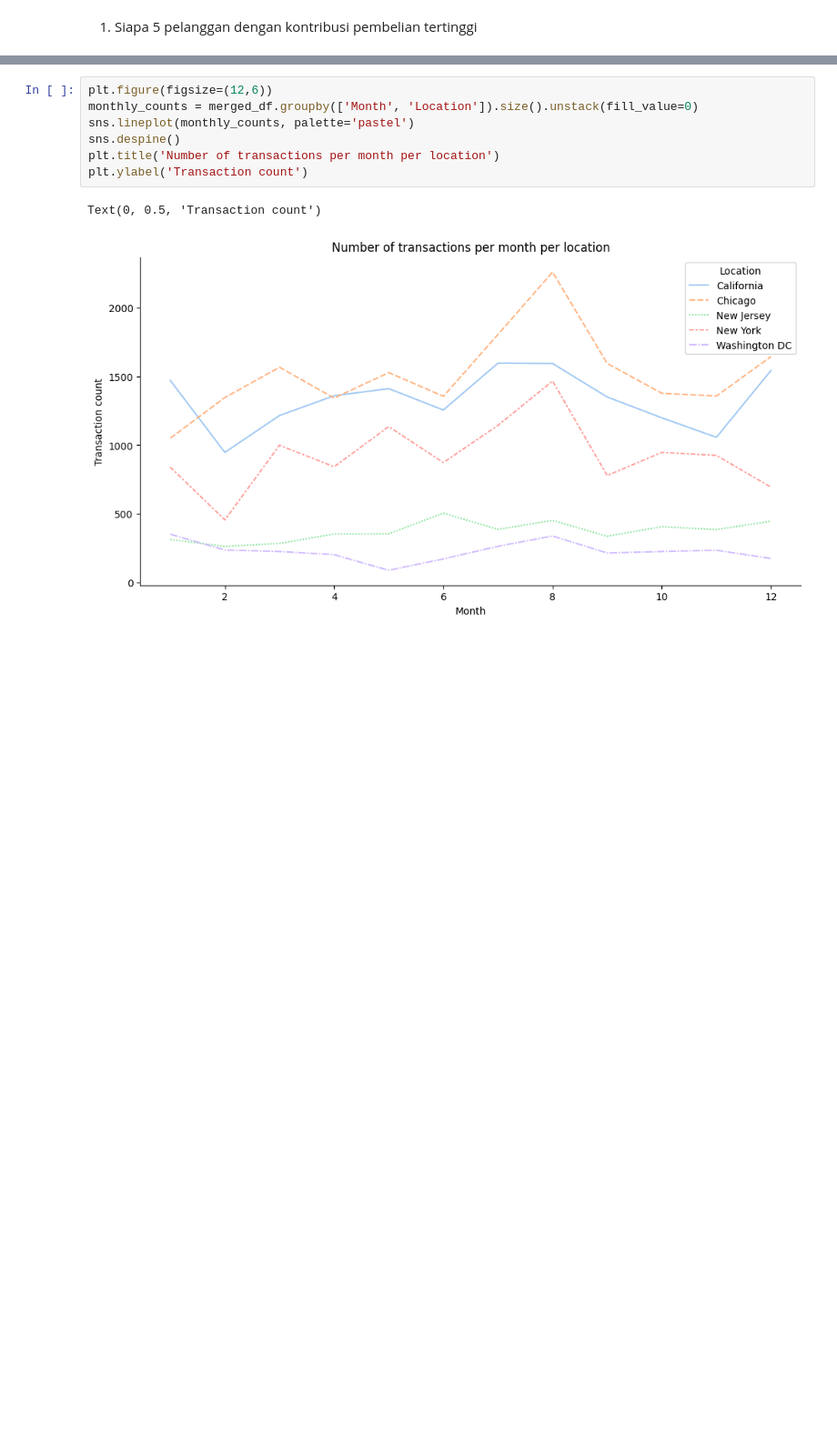
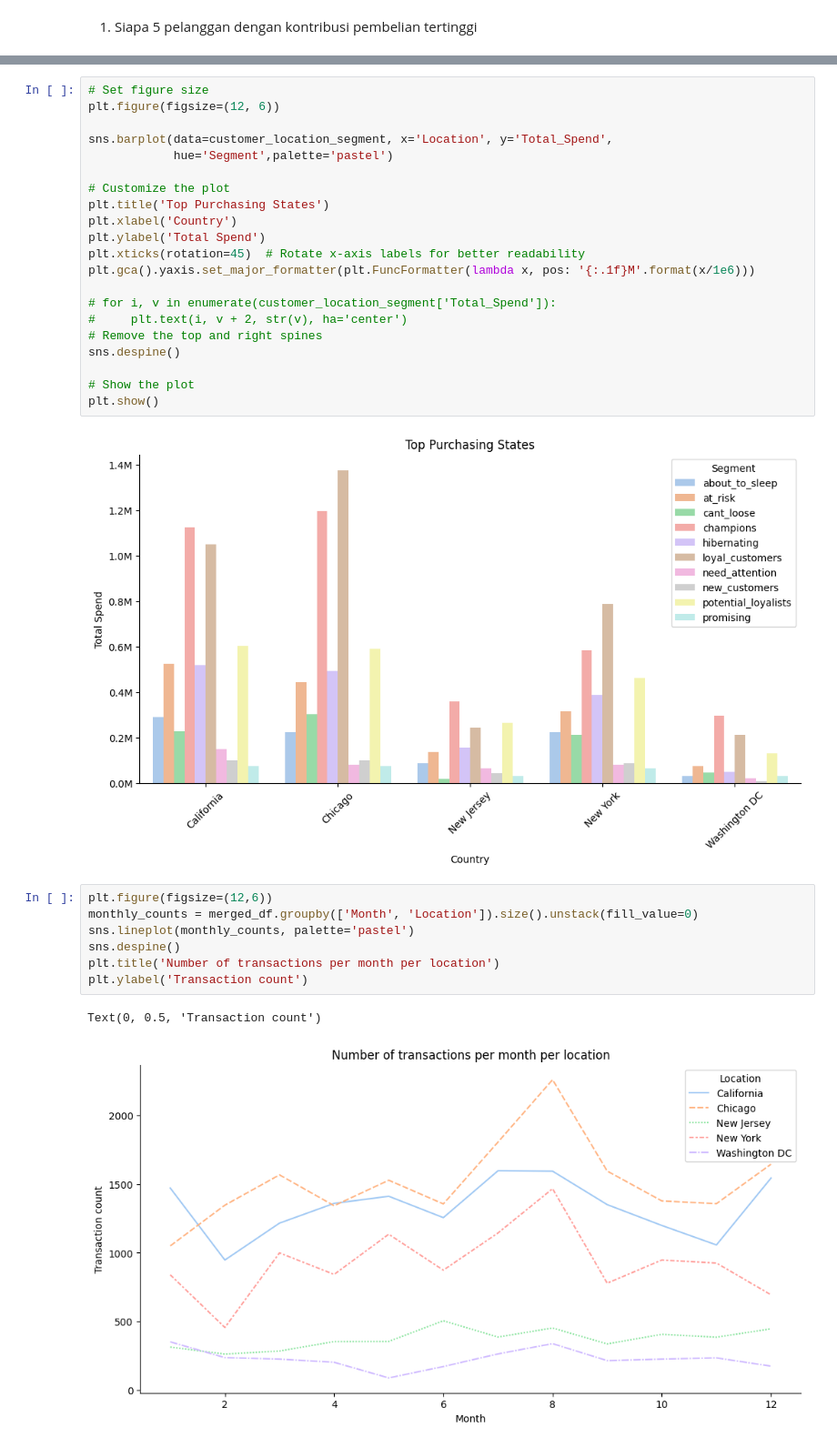
Before and after one commit to SamuelEl09/RFM_Analysis, a Jupyter notebook: Notebook/data_exploration.ipynb, the cells around one changed output, grey strips where cells are left out. Shown at 91% size. Saved outputs shown, nothing was run; the diff lists cells and outputs as text; blank space fills up the shorter version.

```diff
--- a/Notebook/data_exploration.ipynb
+++ b/Notebook/data_exploration.ipynb
@@ -425,3 +457,26 @@ Name: count, dtype: int64
+# %%
+# Set figure size
+plt.figure(figsize=(12, 6))
+
+sns.barplot(data=customer_location_segment, x='Location', y='Total_Spend',
+            hue='Segment',palette='pastel')
+
+# Customize the plot
+plt.title('Top Purchasing States')
+plt.xlabel('Country')
+plt.ylabel('Total Spend')
+plt.xticks(rotation=45)  # Rotate x-axis labels for better readability
+plt.gca().yaxis.set_major_formatter(plt.FuncFormatter(lambda x, pos: '{:.1f}M'.format(x/1e6)))
+
+# for i, v in enumerate(customer_location_segment['Total_Spend']):
+#     plt.text(i, v + 2, str(v), ha='center')
+# Remove the top and right spines
+sns.despine()
+
+# Show the plot
+plt.show()
+# %% [output]
+[figure, added]
 # %%
 plt.figure(figsize=(12,6))
 monthly_counts = merged_df.groupby(['Month', 'Location']).size().unstack(fill_value=0)
```
Also changed, not shown: parts of 22 cells of this notebook.
